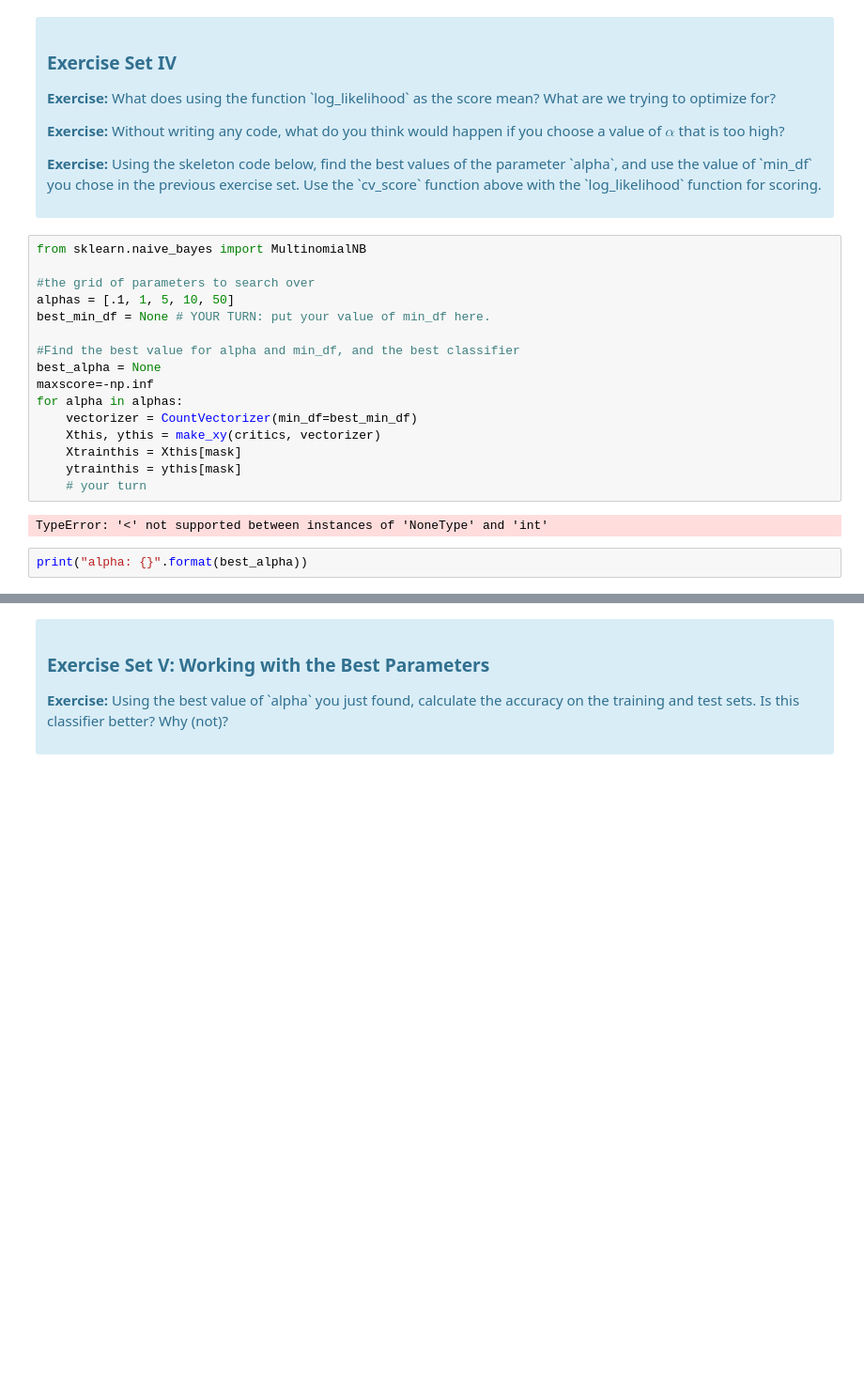
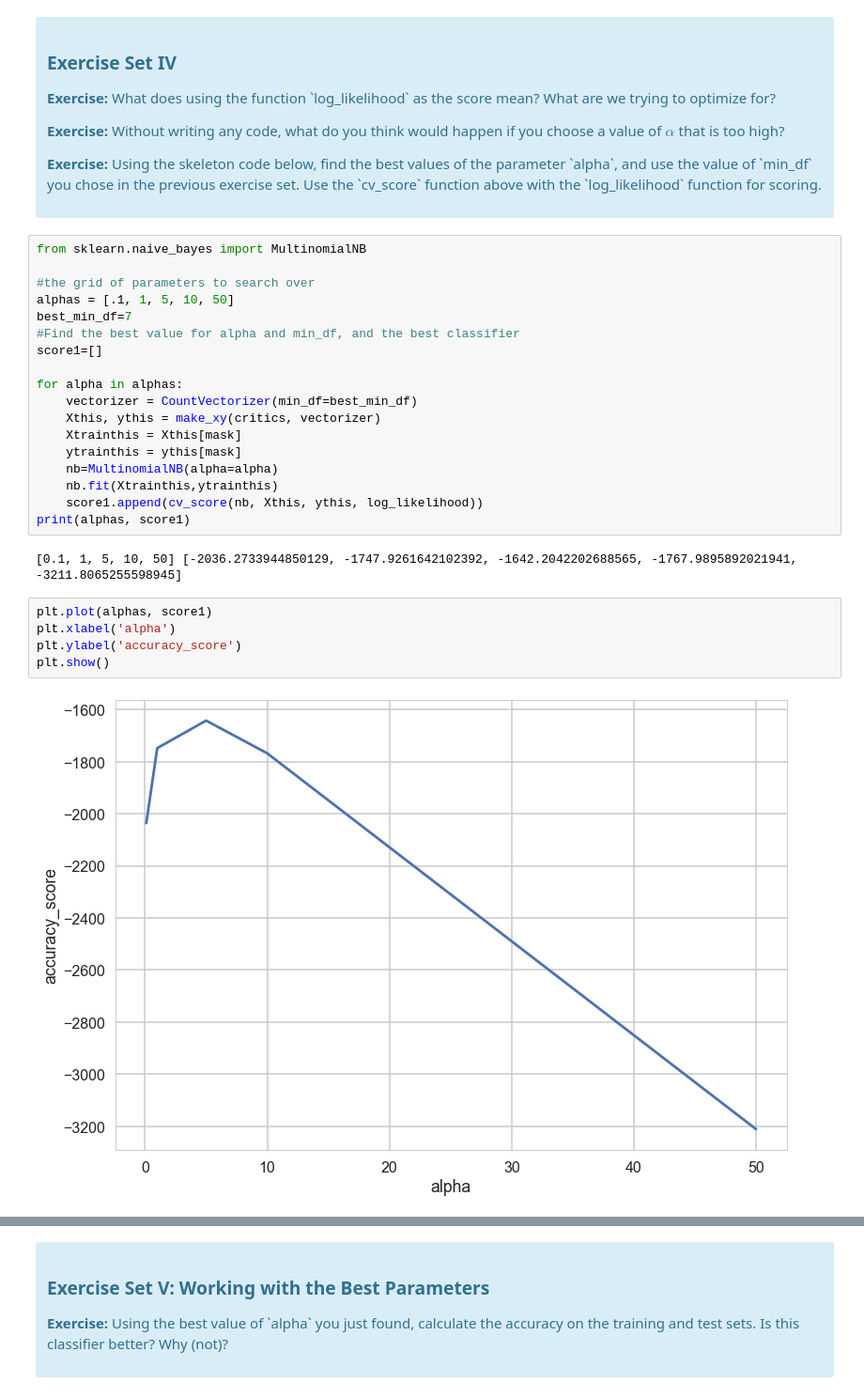
Before and after one commit to DrAugustine1981/Springboard, a Jupyter notebook: Mini_Project_Naive_Bayes.ipynb, the cells around one changed output, grey strips where cells are left out. Shown: that part at 94% size. Cells and saved outputs as stored; diff of their text form; blank space fills up the shorter version.

```diff
--- a/Mini_Project_Naive_Bayes.ipynb
+++ b/Mini_Project_Naive_Bayes.ipynb
@@ -371,18 +361,25 @@ from sklearn.naive_bayes import MultinomialNB
 
 #the grid of parameters to search over
 alphas = [.1, 1, 5, 10, 50]
-best_min_df = None # YOUR TURN: put your value of min_df here.
+best_min_df=7
+#Find the best value for alpha and min_df, and the best classifier
+score1=[]
 
-#Find the best value for alpha and min_df, and the best classifier
-best_alpha = None
-maxscore=-np.inf
 for alpha in alphas:
     vectorizer = CountVectorizer(min_df=best_min_df)
     Xthis, ythis = make_xy(critics, vectorizer)
     Xtrainthis = Xthis[mask]
     ytrainthis = ythis[mask]
-    # your turn
+    nb=MultinomialNB(alpha=alpha)
+    nb.fit(Xtrainthis,ytrainthis)
+    score1.append(cv_score(nb, Xthis, ythis, log_likelihood))
+print(alphas, score1)
 # %% [output]
-TypeError: '<' not supported between instances of 'NoneType' and 'int'
+[0.1, 1, 5, 10, 50] [-2036.2733944850129, -1747.9261642102392, -1642.2042202688565, -1767.9895892021941, -3211.8065255598945]
-# %%
-print("alpha: {}".format(best_alpha))
+# %%
+plt.plot(alphas, score1)
+plt.xlabel('alpha')
+plt.ylabel('accuracy_score')
+plt.show()
+# %% [output]
+[figure, added]
```
Also changed, not shown: parts of 13 cells of this notebook.
